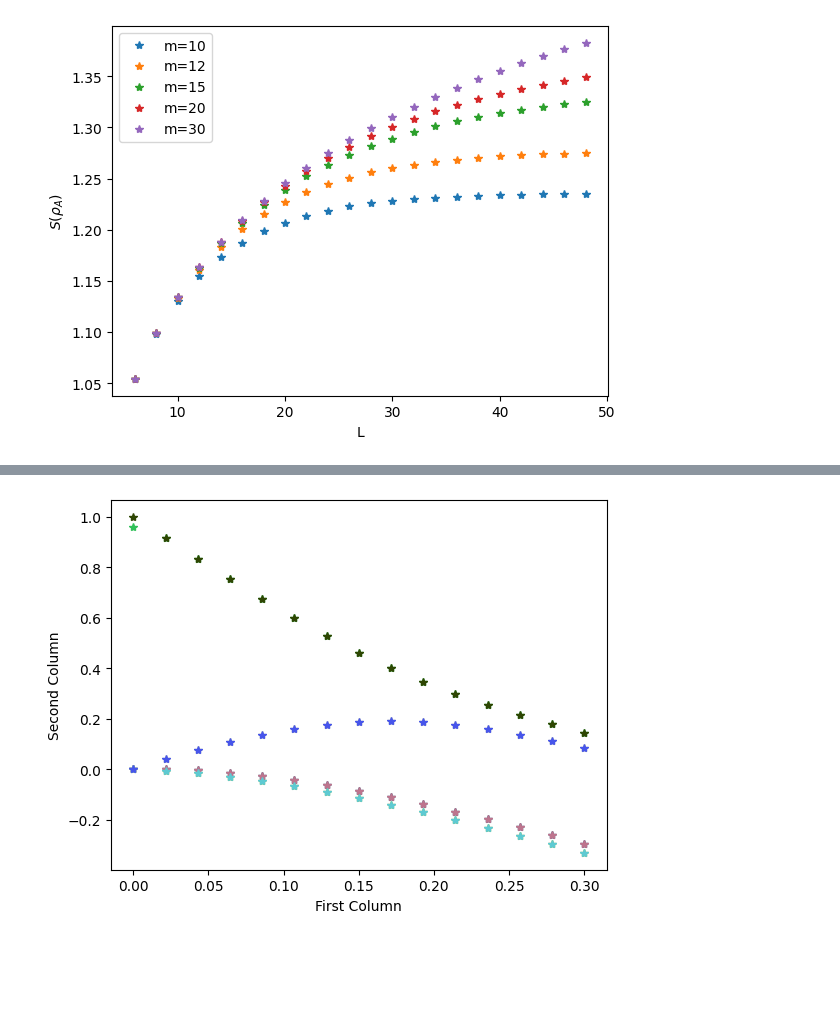
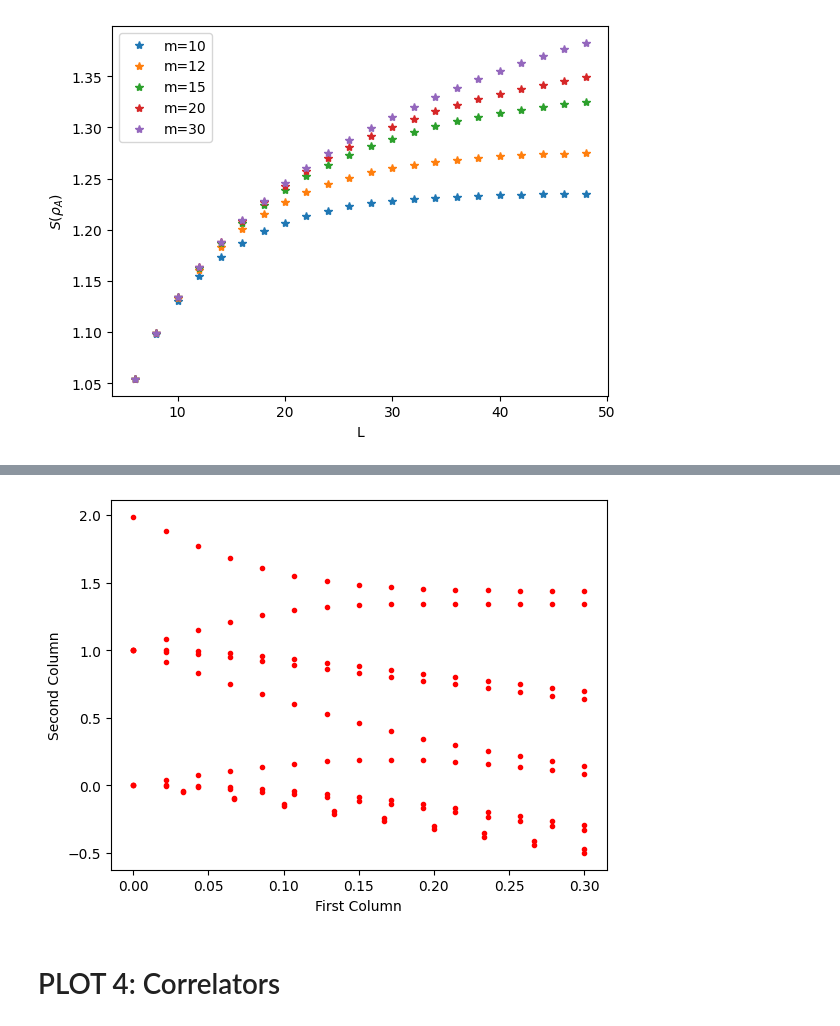
Before and after one commit to ScoomenstheMumens/Numerical-Methods-for-Physics, a Jupyter notebook: DMRG/plot_results.ipynb, the cells around one changed output, grey strips where cells are left out. Drawn from its saved outputs; the diff is of its cells as text; code cells hidden in the pictures; blank space fills up the shorter version.

```diff
--- a/DMRG/plot_results.ipynb
+++ b/DMRG/plot_results.ipynb
@@ -83,35 +89,38 @@ plt.show()
 # %%
-names = ["phase_diag__Nmax4_m10_g1_1-2_1", "phase_diag__Nmax4_m10_g1_1-4_3-2"]
+names = ["phase_diag__Nmax4_m10_g1_1-2_1", "phase_diag__Nmax4_m10_g10_2", "phase_diag__Nmax4_m10_g10_3-2", "phase_diag__Nmax4_m10_g10_1-4"]
 
 def get_colors(num_vals):
     colors = []
     for _ in range(num_vals):
         r = np.random.random()
         b = np.random.random()
         g = np.random.random()
 
         colors.append((r, g, b))
     return colors
 
 for name in names:
     file = open("dati/"+name)
 
     FIRST = True
     for row in file:
         data = row.strip().split()
 
         if FIRST == True:
             FIRST = False
             colors = get_colors(len(data)-1)
 
         J = float(data[0])
         datas = list(map(float, data[1:]))
         X = len(datas)*[J]
         for i, color in enumerate(colors):
-            plt.plot(X[i], datas[i], "*", c=color)
+            plt.plot(X[i], datas[i], linestyle="-", marker=".", c="red")#color)
+
 plt.xlabel('First Column')
 plt.ylabel('Second Column')
 #plt.legend()
 plt.show()
 # %% [output]
-[figure, old version]
+[figure, new version]
+# %% [markdown]
+# PLOT 4: Correlators
```
Also changed, not shown: parts of 2 cells of this notebook, 5 other files.
